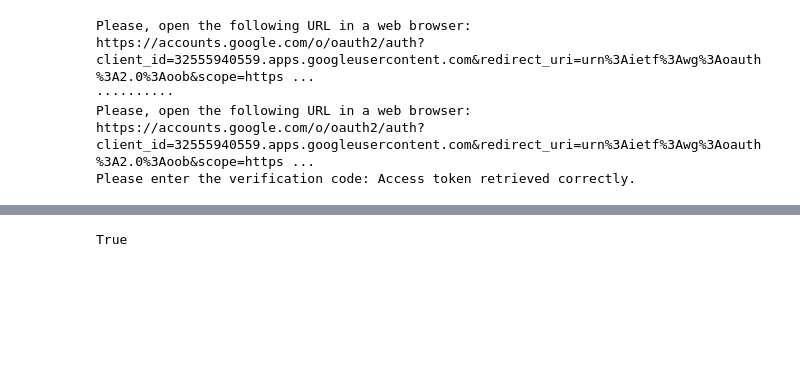
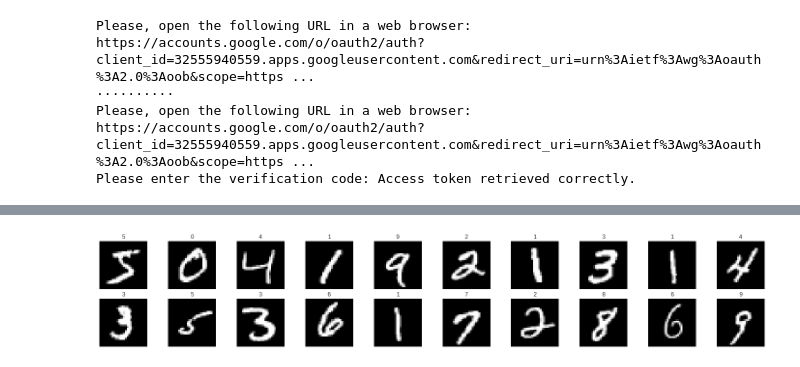
Before and after one commit to Folarin14/CNN-Final-Project, a Jupyter notebook: pytorch_udacity.ipynb, the cells around one changed output, grey strips where cells are left out. Saved outputs shown, nothing was run; the diff lists cells and outputs as text; code cells hidden in the pictures; blank space fills up the shorter version.

```diff
--- a/pytorch_udacity.ipynb
+++ b/pytorch_udacity.ipynb
@@ -60,4 +57,0 @@ import torch
-# %%
-torch.cuda.is_available()
-# %% [output]
-True
@@ -63,0 +63,34 @@ True
+# %%
+# number of subprocesses to use for data loading
+num_workers = 0
+# how many samples per batch to load
+batch_size = 20
+
+# convert the data to Tensor
+transform = transforms.ToTensor()
+
+# choose the training and test datasets
+train_data = datasets.MNIST(root = 'data', train = True, download = True, transform = transform)
+test_data = datasets.MNIST(root = 'data', train = False, download = True, transform = transform)
+
+# prepare data loaders
+train_loiader = torch.utils.data.DataLoader(train_data, batch_size = batch_size, num_workers = num_workers)
+test_loader = torch.utils.data.DataLoader(test_data, batch_size = batch_size, num_workers = num_workers)
+# %%
+import matplotlib.pyplot as plt
+%matplotlib inline
+
+# obtain one batch of training images
+dataiter = iter(train_loiader)
+images, labels = dataiter.next()
+images = images.numpy()
+
+# plot the images in the batch along with corresponding labels
+fig = plt.figure(figsize=(25,4))
+for idx in np.arange(20):
+  ax = fig.add_subplot(2, 20/2, idx+1, xticks=[], yticks=[])
+  ax.imshow(np.squeeze(images[idx]), cmap = 'gray')
+  # print out the correct label for each image
+  ax.set_title(str(labels[idx].item()))
+# %% [output]
+[figure, added]
```
Also changed, not shown: parts of 7 cells of this notebook.
